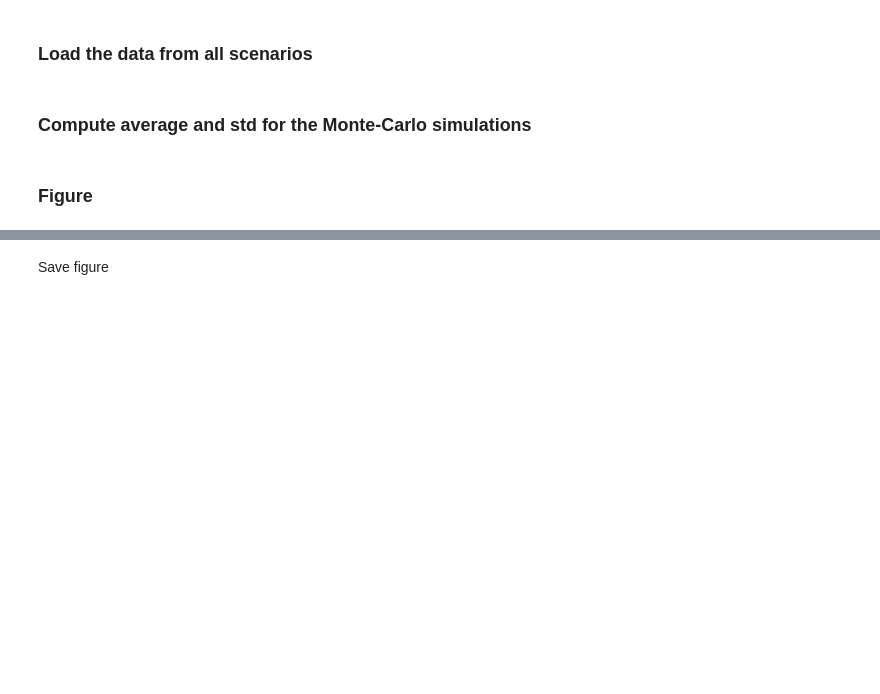
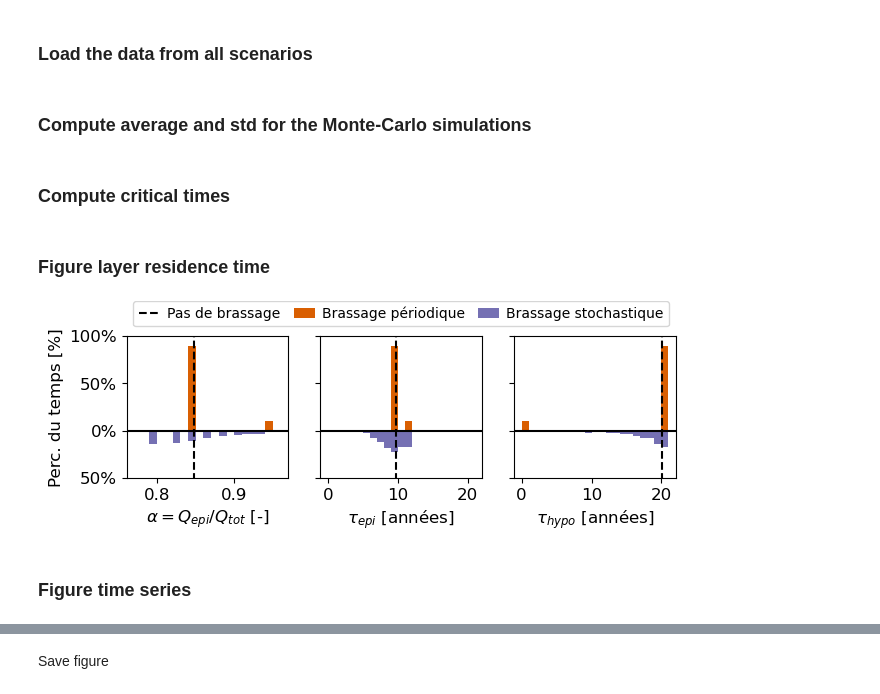
Before and after one commit to tdoda/triazole-Geneva, a Jupyter notebook: notebooks/Model_varying_mixing/combine_scenarios.ipynb, the cells around one changed output, grey strips where cells are left out. Cells and saved outputs as stored; diff of their text form; code cells hidden in the pictures; blank space fills up the shorter version.

```diff
--- a/notebooks/Model_varying_mixing/combine_scenarios.ipynb
+++ b/notebooks/Model_varying_mixing/combine_scenarios.ipynb
@@ -15,3 +21,12 @@ from functions import read_netCDF_xr
+# %%
+# Choose the language for figures (FR or EN)
+lang='FR'
+
+cm=1/2.54 # centimeters in inches
+
+savefig=False # To save figures
+
+C_thresh=0.1 # [ug/l]
 # %% [markdown]
 ### Load the data from all scenarios
 # %%
@@ -29,0 +49,2 @@ Chypo_sim_std=data_simulations.Chypo.std(dim="simulation")
+# %% [markdown]
+### Compute critical times
@@ -29,0 +58,59 @@ Chypo_sim_std=data_simulations.Chypo.std(dim="simulation")
+# %% [markdown]
+### Figure layer residence time
+# %%
+fig,ax=plt.subplots(1,3,figsize=(18*cm,6*cm),sharey=True)
+cmap=plt.get_cmap("Dark2")
+bin_edges = np.arange(0.77, 0.97, 0.01)
+bin_edges_time=np.arange(0, 22, 1)
+weights_1sim=np.ones(len(data_simulations.time))/len(data_simulations.time)*100
+weights_allsim=np.ones(len(data_simulations.Qepi.values.flatten()))/len(data_simulations.Qepi.values.flatten())*100
+if lang=='FR':
+    lab_scenarios=["Pas de brassage","Brassage périodique","Brassage stochastique"]
+else:
+    lab_scenarios=["No mixing","Periodic mixing","Stochastic mixing"]
+
+ax[0].plot(np.mean((data_constant.Qepi[0,:]/(data_constant.Qepi[0,:]+data_constant.Qhypo[0,:])).values)*np.ones(2),[-100,100],'k--')
+ax[0].hist(data_periodic.Qepi[0,:]/(data_periodic.Qepi[0,:]+data_periodic.Qhypo[0,:]),bins=bin_edges,color=cmap(1),weights=weights_1sim)
+#ax[0].hist(Qepi_sim_mean/(Qepi_sim_mean+Qhypo_sim_mean),bins=bin_edges,color=cmap(2))
+ax[0].hist((data_simulations.Qepi/(data_simulations.Qepi+data_simulations.Qhypo)).values.flatten(),bins=bin_edges,color=cmap(2),weights=-weights_allsim)
+xlimval=ax[0].get_xlim()
+ax[0].plot(xlimval,[0,0],'-k')
+ax[0].set_xlim(xlimval)
+ax[0].set_xlabel('$\\alpha=Q_{{epi}}/Q_{{tot}}$ [-]')
+if lang=="FR":
+    ax[0].set_ylabel('Perc. du temps [%]')
+else:
+    ax[0].set_ylabel('Perc. of time [%]')
+ax[0].set_ylim(-50,100)
+ax[0].yaxis.set_major_formatter(
+    FuncFormatter(lambda x, pos: f"{abs(x):.0f}%")
+)
+
+ax[1].plot(np.mean((data_constant.Vepi[0,:]/data_constant.Qepi[0,:]/(86400*365)).values)*np.ones(2),[-100,100],'k--',label=lab_scenarios[0])
+ax[1].hist(data_periodic.Vepi[0,:]/data_periodic.Qepi[0,:]/(86400*365),bins=bin_edges_time,color=cmap(1),label=lab_scenarios[1],weights=weights_1sim)
+#ax[1].hist(Vepi_sim_mean/Qepi_sim_mean/(86400*365),bins=bin_edges_time,color=cmap(2),label=lab_scenarios[2])
+ax[1].hist((data_simulations.Vepi/(data_simulations.Qepi*86400*365)).values.flatten(),bins=bin_edges_time,color=cmap(2),label=lab_scenarios[2],weights=-weights_allsim)
+xlimval=ax[1].get_xlim()
+ax[1].plot(xlimval,[0,0],'-k')
+ax[1].set_xlim(xlimval)
+if lang=="FR":
+    ax[1].set_xlabel('$\\tau_{epi}$ [années]')
+else:
+    ax[1].set_xlabel('$\\tau_{epi}$ [yr]')
+ax[1].legend(loc="lower center",bbox_to_anchor=(0.5, 1.02),ncol=3,fontsize=10,columnspacing=1.0,handletextpad=0.5, handlelength=1.5)
+
+ax[2].plot(np.mean((data_constant.Vhypo[0,:]/data_constant.Qhypo[0,:]/(86400*365)).values)*np.ones(2),[-100,100],'k--')
+ax[2].hist(data_periodic.Vhypo[0,:]/data_periodic.Qhypo[0,:]/(86400*365),bins=bin_edges_time,color=cmap(1),weights=weights_1sim)
+#ax[2].hist(Vhypo_sim_mean/Qhypo_sim_mean/(86400*365),bins=bin_edges_time,color=cmap(2))
+ax[2].hist((data_simulations.Vhypo/(data_simulations.Qhypo*86400*365)).values.flatten(),bins=bin_edges_time,color=cmap(2),weights=-weights_allsim)
+xlimval=ax[2].get_xlim()
+ax[2].plot(xlimval,[0,0],'-k')
+ax[2].set_xlim(xlimval)
+if lang=="FR":
+    ax[2].set_xlabel('$\\tau_{hypo}$ [années]')
+else:
+    ax[2].set_xlabel('$\\tau_{hypo}$ [yr]')
+
+fig.subplots_adjust(bottom=0.25,top=1-0.15)
+# %% [output]
+[figure, added]
@@ -30,2 +121,2 @@ Chypo_sim_std=data_simulations.Chypo.std(dim="simulation")
 # %% [markdown]
-### Figure
+### Figure time series
```
Also changed, not shown: parts of 9 cells of this notebook, 1 other file.
